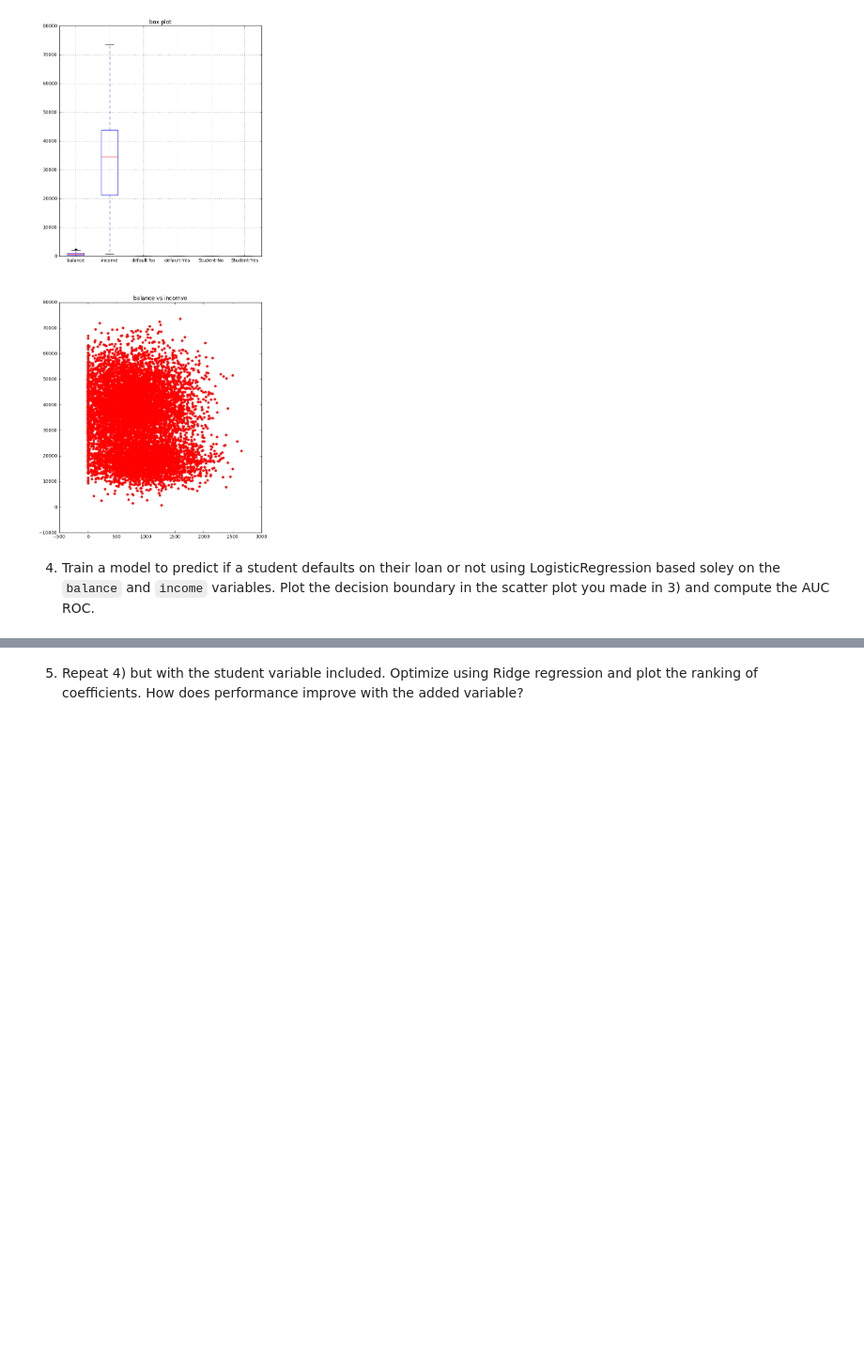
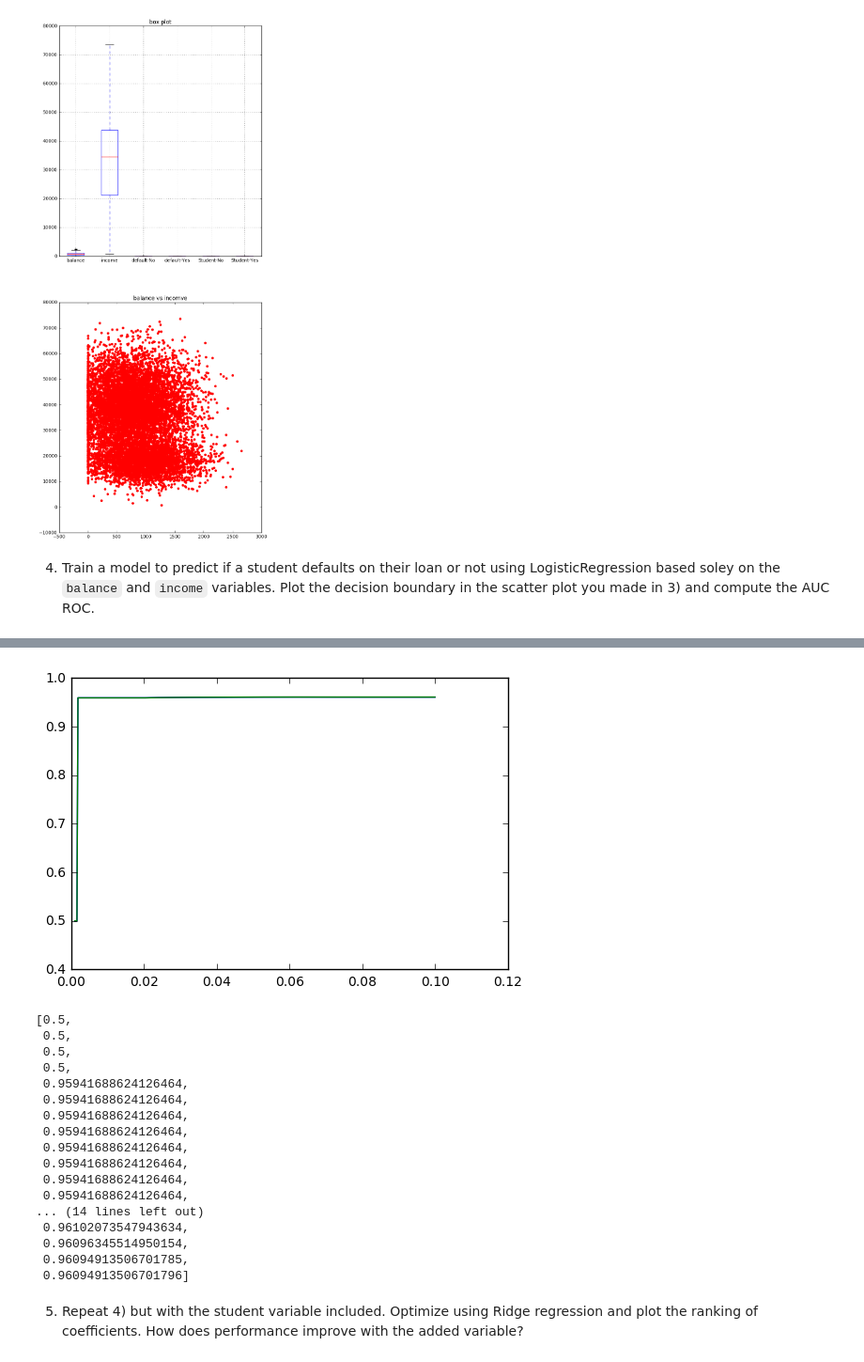
Before and after one commit to Columbia-Intro-Data-Science/python-introduction-LingxiangYu, a Jupyter notebook: LY2305_HW3.ipynb, the cells around one changed output, grey strips where cells are left out. Shown: that part at 94% size. Drawn from its saved outputs; the diff is of its cells as text; code cells hidden in the pictures; blank space fills up the shorter version.

```diff
--- a/LY2305_HW3.ipynb
+++ b/LY2305_HW3.ipynb
@@ -63,0 +66,12 @@ df1 = data_final[['']]
+# %%
+X1 = data_final[['balance','income']]
+y1 = data_final[['default-No']]
+
+scaler = StandardScaler()
+X1 = scaler.fit_transform(X1)
+
+n1_samples, n1_features = X1.shape
+
+half = int(n1_samples/2)
+X1_train, X1_test = X1[:half], X1[half:]
+y1_train, y1_test = y1[:half], y1[half:]
@@ -64,3 +96,52 @@ df1 = data_final[['']]
+# %%
+#compute AUC ROC
+def generate_auc(X,y,clf_class,**kwargs):
+    random_state = np.random.RandomState(0)
+    X, y = shuffle(X, y, random_state=random_state)
+    n_samples, n_features = X.shape
+    half = int(n_samples/1.2)
+    X_train, X_test = X[:half], X[half:]
+    y_train, y_test = y[:half], y[half:]
+
+    classifier = clf_class(**kwargs)
+    probas_ = classifier.fit(X_train, y_train).predict_proba(X_test)
+
+    fpr, tpr, thresholds = roc_curve(y_test, probas_[:, 1])
+    roc_auc = auc(fpr, tpr)
+    return fpr, tpr, roc_auc, thresholds
+
+
+alphas = np.logspace(-3,-1,30)
+scores = []
+
+for alpha in alphas:
+    regr = LogisticRegression(C=alpha,penalty='l1')
+
+    fpr, tpr, roc_auc, thresholds= generate_auc(X1,y1,LogisticRegression,C=alpha,penalty='l1')
+    scores.append(roc_auc)
+
+plt.plot(alphas,scores)
+plt.show()
+scores
+# %% [output]
+[figure, added]
+[0.5,
+ 0.5,
+ 0.5,
+ 0.5,
+ 0.95941688624126464,
+ 0.95941688624126464,
+ 0.95941688624126464,
+ 0.95941688624126464,
+ 0.95941688624126464,
+ 0.95941688624126464,
+ 0.95941688624126464,
+ 0.95941688624126464,
+... (14 lines left out)
+ 0.96102073547943634,
+ 0.96096345514950154,
+ 0.96094913506701785,
+ 0.96094913506701796]
 # %% [markdown]
 5) Repeat 4) but with the student variable included. Optimize using Ridge regression and plot the ranking
 of coefficients.  How does performance improve with the added variable?
```
Also changed, not shown: parts of 4 cells of this notebook.
